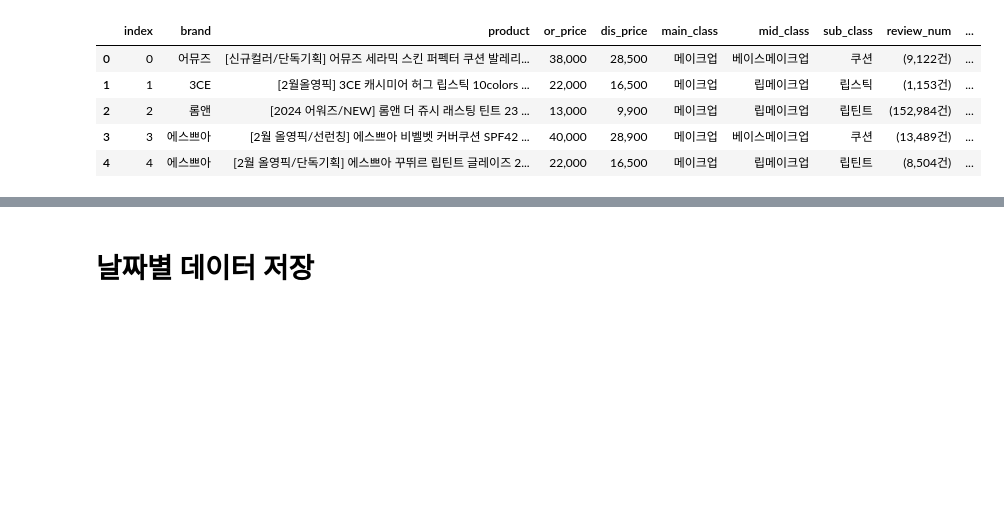
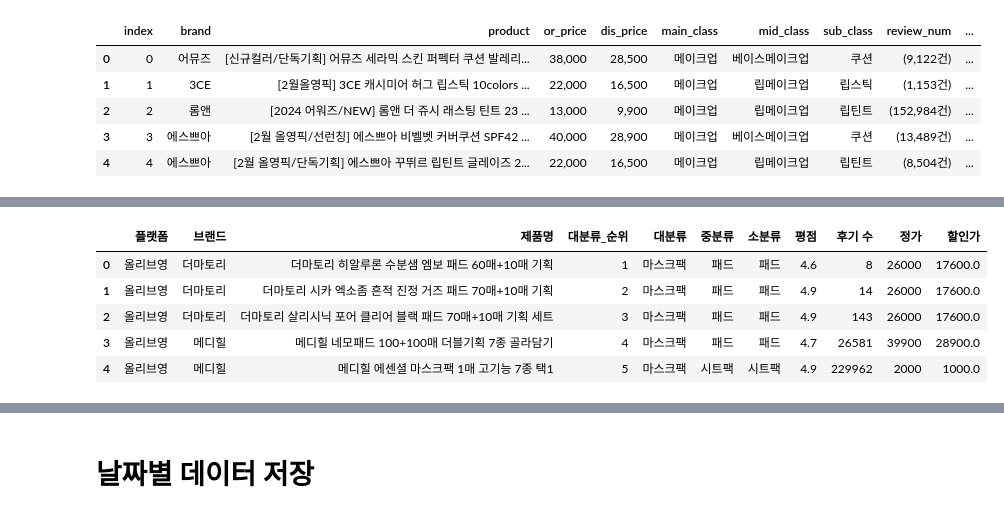
Before and after one commit to sweeeet-zoo/sparta5, a Jupyter notebook: 실전_프로젝트/데이터_수집/올리브영_크롤링_카테고리.ipynb, the cells around one changed output, grey strips where cells are left out. Cells and saved outputs as stored; diff of their text form; code cells hidden in the pictures; blank space fills up the shorter version.

```diff
--- a/실전_프로젝트/데이터_수집/올리브영_크롤링_카테고리.ipynb
+++ b/실전_프로젝트/데이터_수집/올리브영_크롤링_카테고리.ipynb
@@ -1027,0 +1223,10 @@ olive_base_df = olive_makeup_df.loc[cond_makeup1]
+# %%
+olive_mask_df2 = oliveyoung_copy[1]
+olive_mask_df2.head()
+# %% [output]
+|  | 플랫폼 | 브랜드 | 제품명 | 대분류_순위 | 대분류 | 중분류 | 소분류 | 평점 | 후기 수 | 정가 | 할인가 |
+| 0 | 올리브영 | 더마토리 | 더마토리 히알루론 수분샘 엠보 패드 60매+10매 기획 | 1 | 마스크팩 | 패드 | 패드 | 4.6 | 8 | 26000 | 17600.0 |
+| 1 | 올리브영 | 더마토리 | 더마토리 시카 엑소좀 흔적 진정 거즈 패드 70매+10매 기획 | 2 | 마스크팩 | 패드 | 패드 | 4.9 | 14 | 26000 | 17600.0 |
+| 2 | 올리브영 | 더마토리 | 더마토리 살리시닉 포어 클리어 블랙 패드 70매+10매 기획 세트 | 3 | 마스크팩 | 패드 | 패드 | 4.9 | 143 | 26000 | 17600.0 |
+| 3 | 올리브영 | 메디힐 | 메디힐 네모패드 100+100매 더블기획 7종 골라담기 | 4 | 마스크팩 | 패드 | 패드 | 4.7 | 26581 | 39900 | 28900.0 |
+| 4 | 올리브영 | 메디힐 | 메디힐 에센셜 마스크팩 1매 고기능 7종 택1 | 5 | 마스크팩 | 시트팩 | 시트팩 | 4.9 | 229962 | 2000 | 1000.0 |
```
Also changed, not shown: parts of 35 cells of this notebook, 5 other files.
